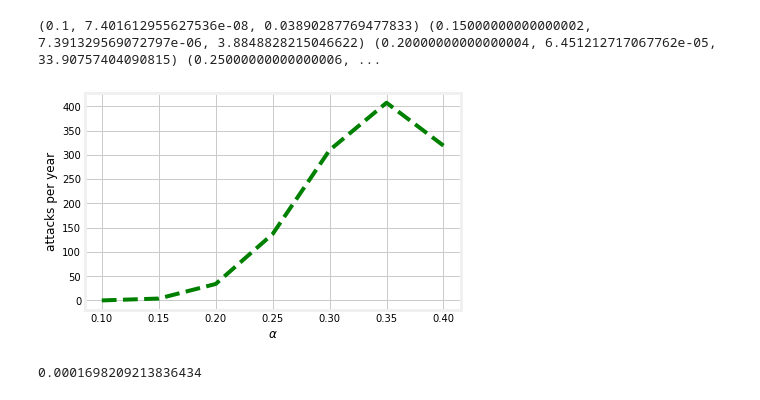
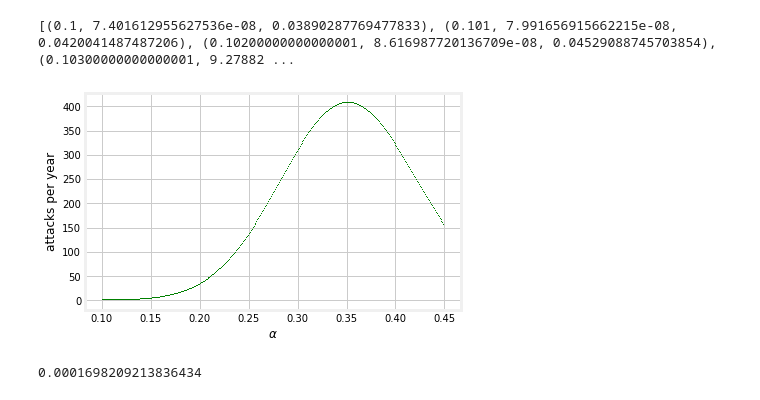
Before and after one commit to michaelneuder/parkes_lab_fa19, a Jupyter notebook: stake/totalprob.ipynb, the cells around one changed output. Saved outputs shown, nothing was run; the diff lists cells and outputs as text; code cells hidden in the pictures.

```diff
--- a/stake/totalprob.ipynb
+++ b/stake/totalprob.ipynb
@@ -16,7 +16,7 @@ def calcProb(alpha, p, n, e1, e2):
     return ss.binom(32, e1) * ss.binom(32, e2) * np.power(alpha, e1 + e2 + n + 1) * np.power(1 - alpha, 64 - e1 - e2)
 
 def calcRewardDiff(p, e1, e2):
-    return 16 * (1/(p+1) + e2/160 - 1/5) + 2 * e1 * (1 / (p+1) - 1)
+    return 16 * (1./(p+1) + e2/160. - 1./5) + 2 * e1 * (1. / (p+1) - 1)
 # %%
 ps = [1, 2, 3, 4, 5, 6, 7, 8, 9, 10, 11, 12]
 ns = [1, 2, 3, 4, 5, 6, 7, 8, 9, 10, 11, 12]
@@ -24,7 +24,7 @@ es = np.arange(0, 33)
 
 min_prob = 1 / float(5.256e7)
 # %%
-x = np.arange(0.1, 0.45, 0.05)
+x = np.arange(0.1, 0.45, 0.001)
 # %%
 plot = []
 bar = pb.ProgressBar()
@@ -47,14 +47,14 @@ for alpha in bar(x):
 # %%
-print(*zip(x,plot, np.asarray(plot)*525600))
+print(zip(x,plot, np.asarray(plot)*525600))
 # %% [output]
-(0.1, 7.401612955627536e-08, 0.03890287769477833) (0.15000000000000002, 7.391329569072797e-06, 3.8848828215046622) (0.20000000000000004, 6.451212717067762e-05, 33.90757404090815) (0.25000000000000006, ...
+[(0.1, 7.401612955627536e-08, 0.03890287769477833), (0.101, 7.991656915662215e-08, 0.0420041487487206), (0.10200000000000001, 8.616987720136709e-08, 0.04529088745703854), (0.10300000000000001, 9.27882 ...
 # %%
-plt.plot(x, np.asarray(plot)*525600, 'g--')
+plt.plot(x, np.asarray(plot)*525600, 'g,')
 plt.ylabel('attacks per year')
 plt.xlabel(r'$\alpha$')
 plt.show()
 # %% [output]
-[figure, old version]
+[figure, new version]
 # %%
 total_prob = 0
 for result in results:
```
Also changed, not shown: parts of 1 cell of this notebook, 2 other files.
